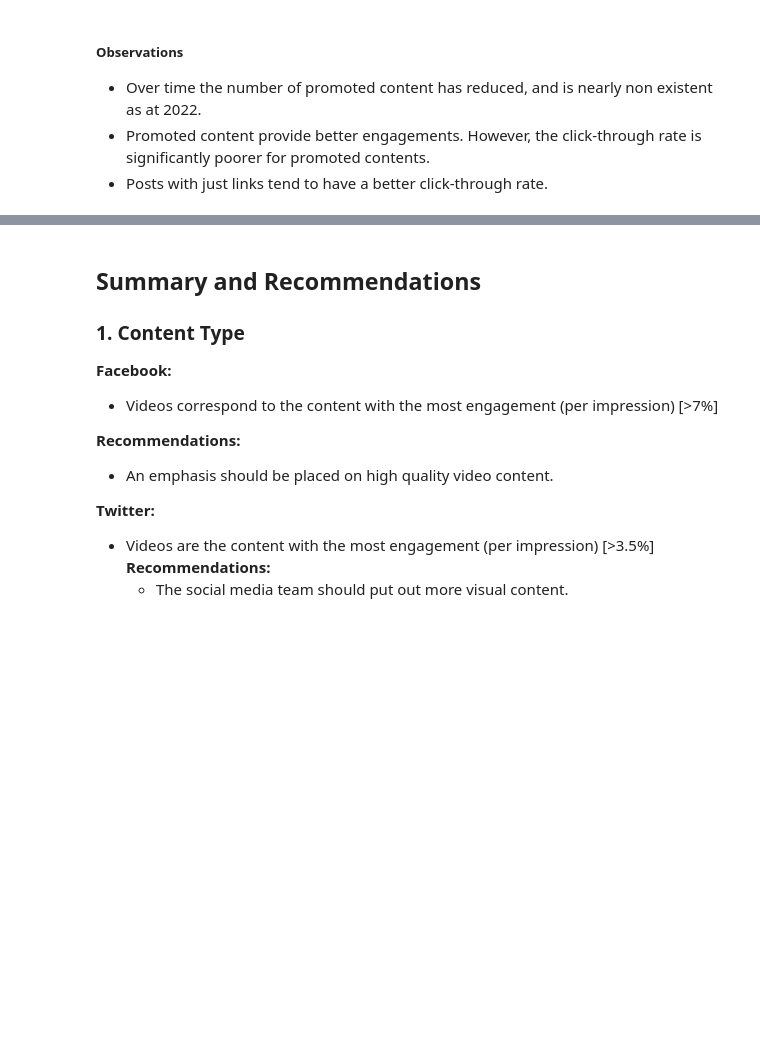
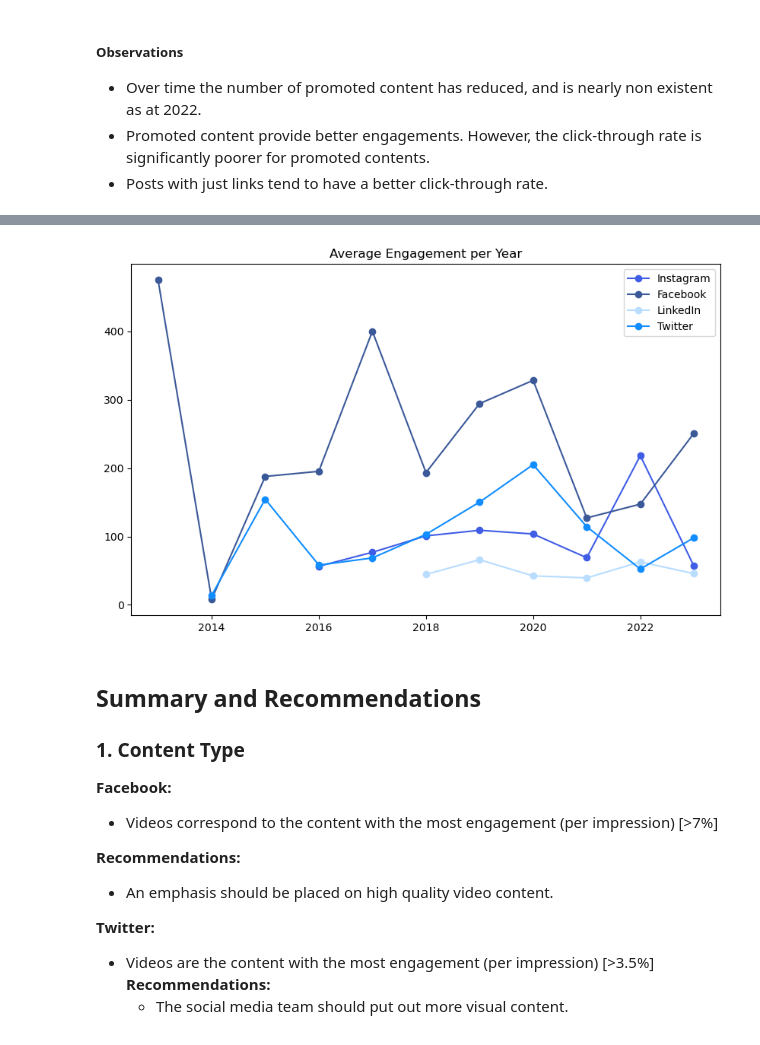
Before and after one commit to samaregbesola/Stanbic-IBTC, a Jupyter notebook: hackathon_codes.ipynb, the cells around one changed output, grey strips where cells are left out. Saved outputs shown, nothing was run; the diff lists cells and outputs as text; code cells hidden in the pictures; blank space fills up the shorter version.

```diff
--- a/hackathon_codes.ipynb
+++ b/hackathon_codes.ipynb
@@ -784,3 +852,31 @@ pd.DataFrame(post_without_ads[['Engagement Rate (per Impression)', 'Engagement R
+# %%
+# Group data by year and calculate the average engagement for each network
+instagram_avg_engagement = instagram_df.groupby('year')['Engagements'].mean()
+facebook_avg_engagement = facebook_df.groupby('year')['Engagements'].mean()
+linkedin_avg_engagement = linkedin_df.groupby('year')['Engagements'].mean()
+twitter_avg_engagement = twitter_df.groupby('year')['Engagements'].mean()
+
+# Create a figure and axis
+plt.figure(figsize=(10, 6))
+ax = plt.gca()
+
+# Plot average engagement for each network
+plt.plot(instagram_avg_engagement.index, instagram_avg_engagement.values, label='Instagram', marker='o', color='#405DE6')
+plt.plot(facebook_avg_engagement.index, facebook_avg_engagement.values, label='Facebook', marker='o', color='#3B5998')
+plt.plot(linkedin_avg_engagement.index, linkedin_avg_engagement.values, label='LinkedIn', marker='o', color='#B8DDFF')
+plt.plot(twitter_avg_engagement.index, twitter_avg_engagement.values, label='Twitter', marker='o', color='#118DFF')
+
+# Set plot labels and title
+plt.xlabel(None)
+plt.ylabel(None)
+plt.title('Average Engagement per Year')
+
+# Add a legend
+plt.legend()
+
+plt.show()
+# %% [output]
+[figure, added]
 # %% [markdown]
 ## Summary and Recommendations
 
```
Also changed, not shown: parts of 4 cells of this notebook.
